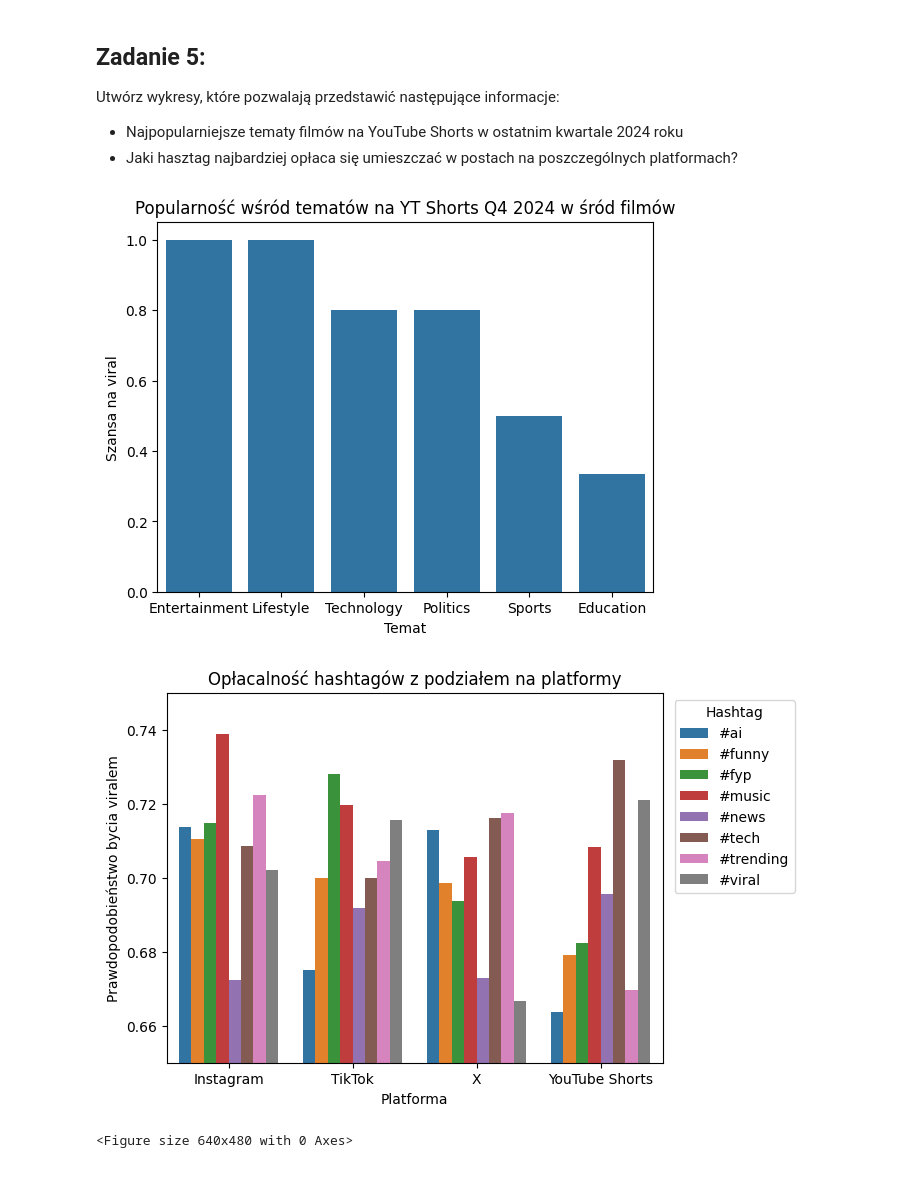
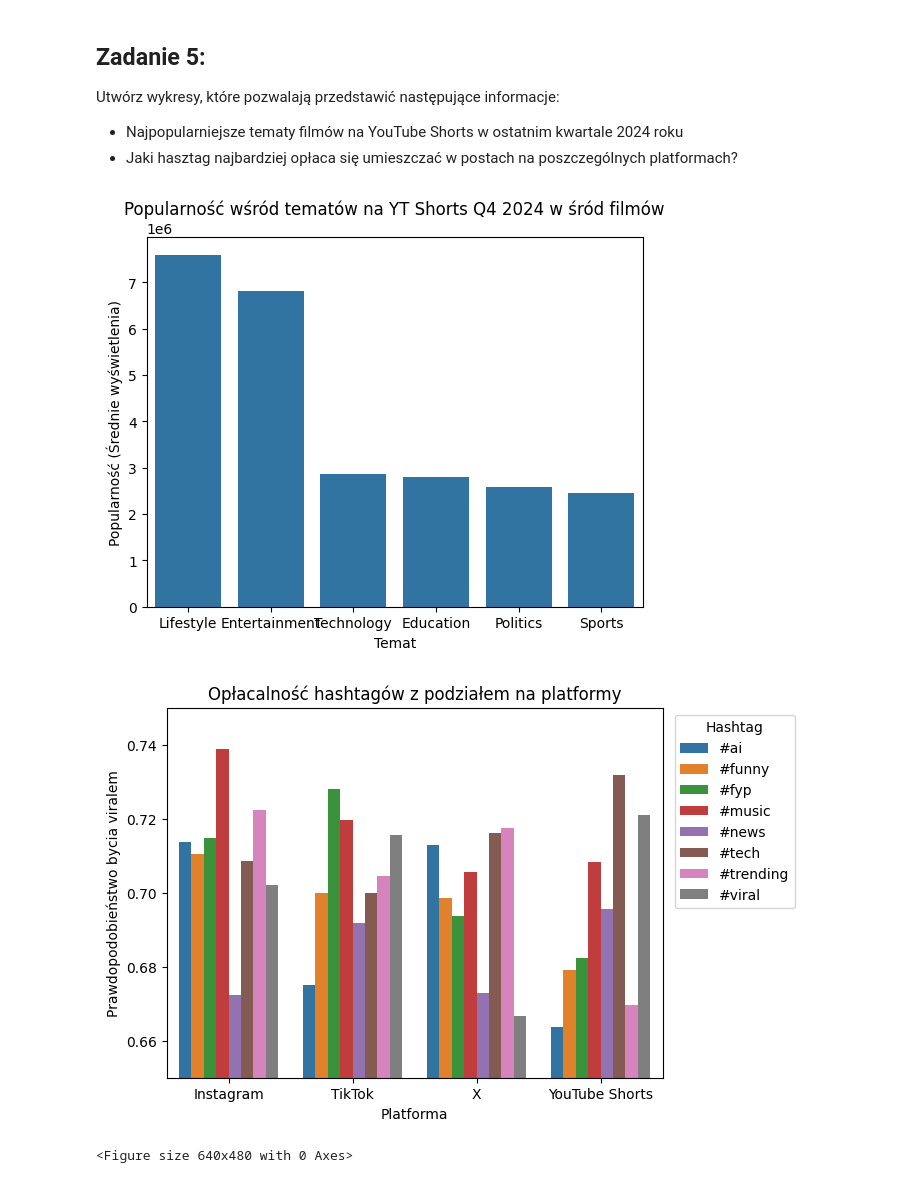
Before and after one commit to Zajecia-na-PWr-LR/lista-1-Oliwier2903, a Jupyter notebook: UczenieMaszynowe_25_26_Lista1.ipynb, the cells around one changed output. Drawn from its saved outputs; the diff is of its cells as text; code cells hidden in the pictures.

```diff
--- a/UczenieMaszynowe_25_26_Lista1.ipynb
+++ b/UczenieMaszynowe_25_26_Lista1.ipynb
@@ -194,32 +194,32 @@ Utwórz wykresy, które pozwalają przedstawić następujące informacje:
 # %%
 df = pd.read_csv("/content/data/social_media_viral_content_dataset.csv", sep=",")
 
 cf = df[((df["post_datetime"] >= "2024-10-01") & (df["post_datetime"] <= "2024-12-31 23:59:59") & (df["platform"] == "YouTube Shorts") & (df["content_type"] == "video"))].copy()
-cf = cf.groupby("topic")["is_viral"].mean().sort_values(ascending=False)
+cf = cf.groupby("topic")["views"].mean().sort_values(ascending=False)
 
 sns.barplot(x=cf.index, y=cf.values)
 plt.title("Popularność wśród tematów na YT Shorts Q4 2024 w śród filmów")
 plt.xlabel("Temat")
-plt.ylabel("Szansa na viral")
+plt.ylabel("Popularność (Średnie wyświetlenia)")
 plt.show()
 plt.savefig("viral_by_topic.png", dpi=150)
 
 
 cf = df[["hashtags", "platform", "is_viral"]].copy()
 cf['hashtags'] = cf['hashtags'].str.split(' ')
 cf_explode = cf.explode('hashtags').reset_index(drop=True)
 cf_explode = cf_explode.groupby(["hashtags", "platform"])["is_viral"].mean().reset_index()
 
 plt.clf()
 sns.barplot(data=cf_explode, x="platform", y="is_viral", hue="hashtags")
 plt.legend(title="Hashtag", bbox_to_anchor=(1.01, 1))
 plt.xlabel("Platforma")
 plt.ylabel("Prawdopodobieństwo bycia viralem")
 plt.title("Opłacalność hashtagów z podziałem na platformy")
 plt.ylim(0.65, 0.75)
 plt.show()
 plt.savefig("viral_by_hashtag.png", dpi=150)
 # %% [output]
-[figure, old version]
+[figure, new version]
 [figure]
 <Figure size 640x480 with 0 Axes>
```
